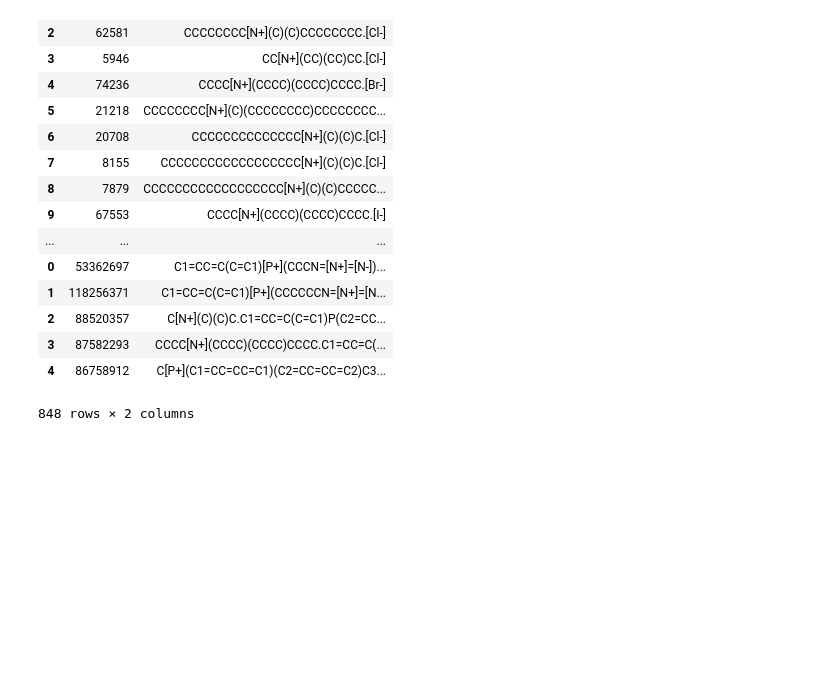
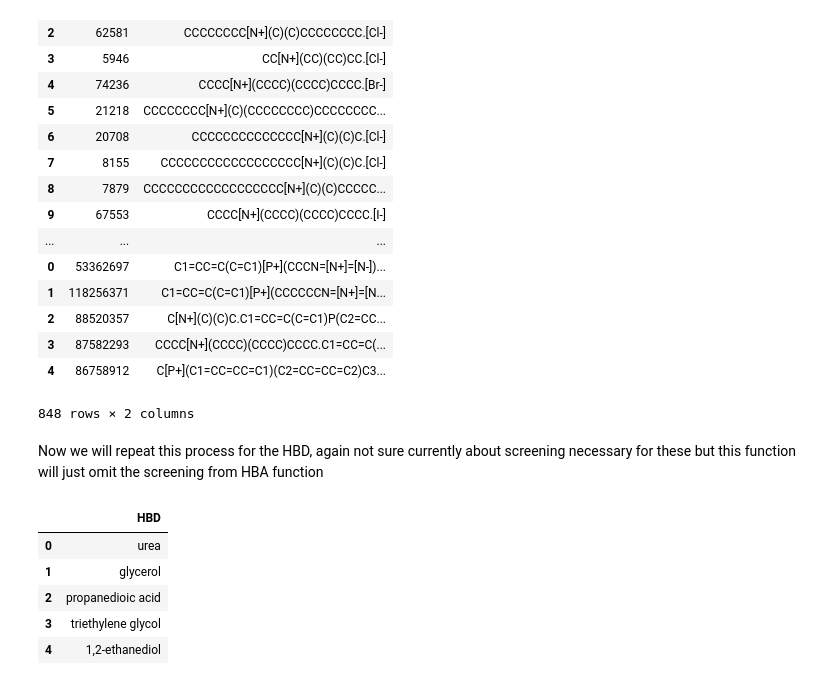
Before and after one commit to jrodguez/des-basis-set, a Jupyter notebook: scripts/pubchem/heat_capacity_get_similar_chemicals.ipynb, the cells around one changed output. Drawn from its saved outputs; the diff is of its cells as text; code cells hidden in the pictures; blank space fills up the shorter version.

```diff
--- a/scripts/pubchem/heat_capacity_get_similar_chemicals.ipynb
+++ b/scripts/pubchem/heat_capacity_get_similar_chemicals.ipynb
@@ -334,0 +347,16 @@ test
+# %% [markdown]
+Now we will repeat this process for the HBD, again not sure currently about screening necessary for these but this function will just omit the screening from HBA function
+# %%
+#making the HBD data frame from the heat_capacity dataset
+HBD = pd.DataFrame()
+HBD['HBD'] = heat_capacity['HBD']
+HBD = HBD.drop_duplicates()
+HBD = HBD.reset_index(drop = True)
+HBD
+# %% [output]
+|  | HBD |
+| 0 | urea |
+| 1 | glycerol |
+| 2 | propanedioic acid |
+| 3 | triethylene glycol |
+| 4 | 1,2-ethanediol |
```
Also changed, not shown: parts of 13 cells of this notebook, 4 other files.
